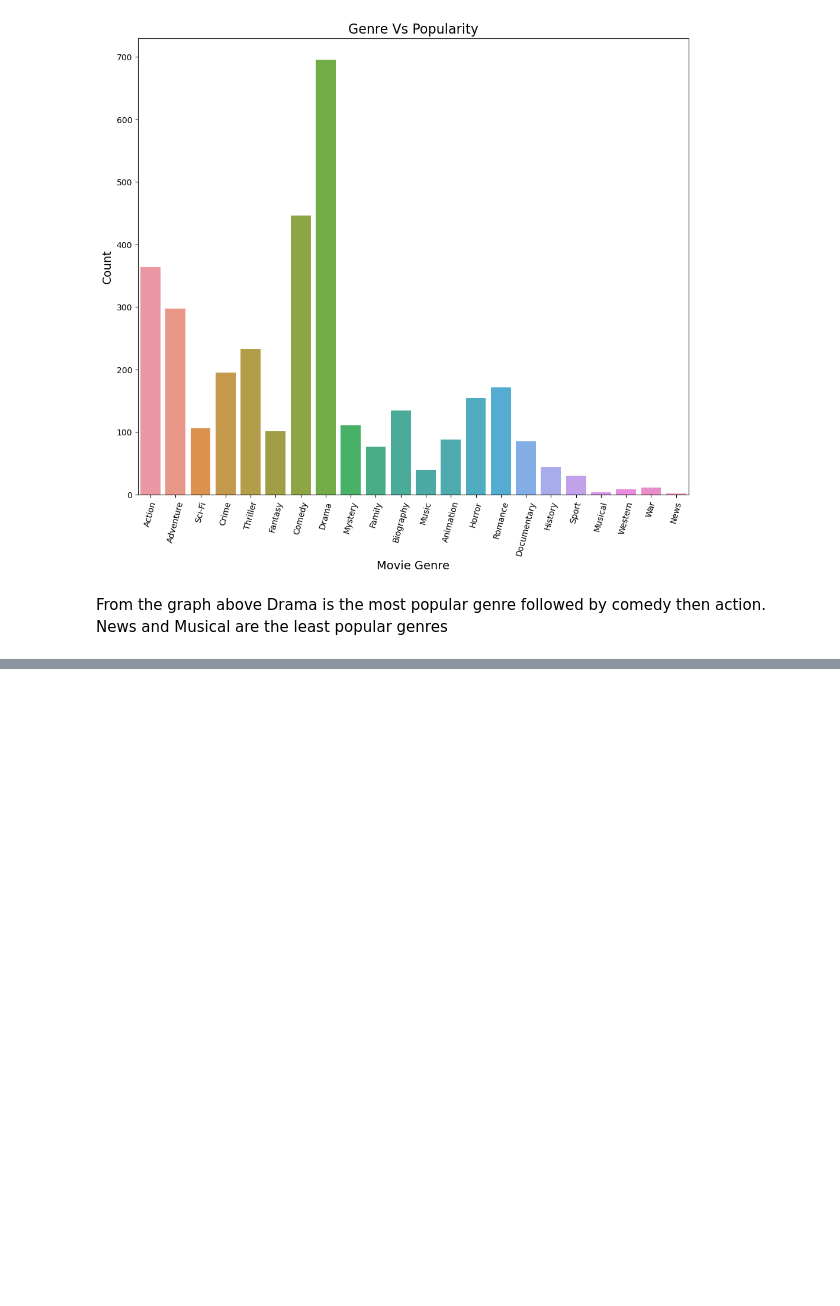
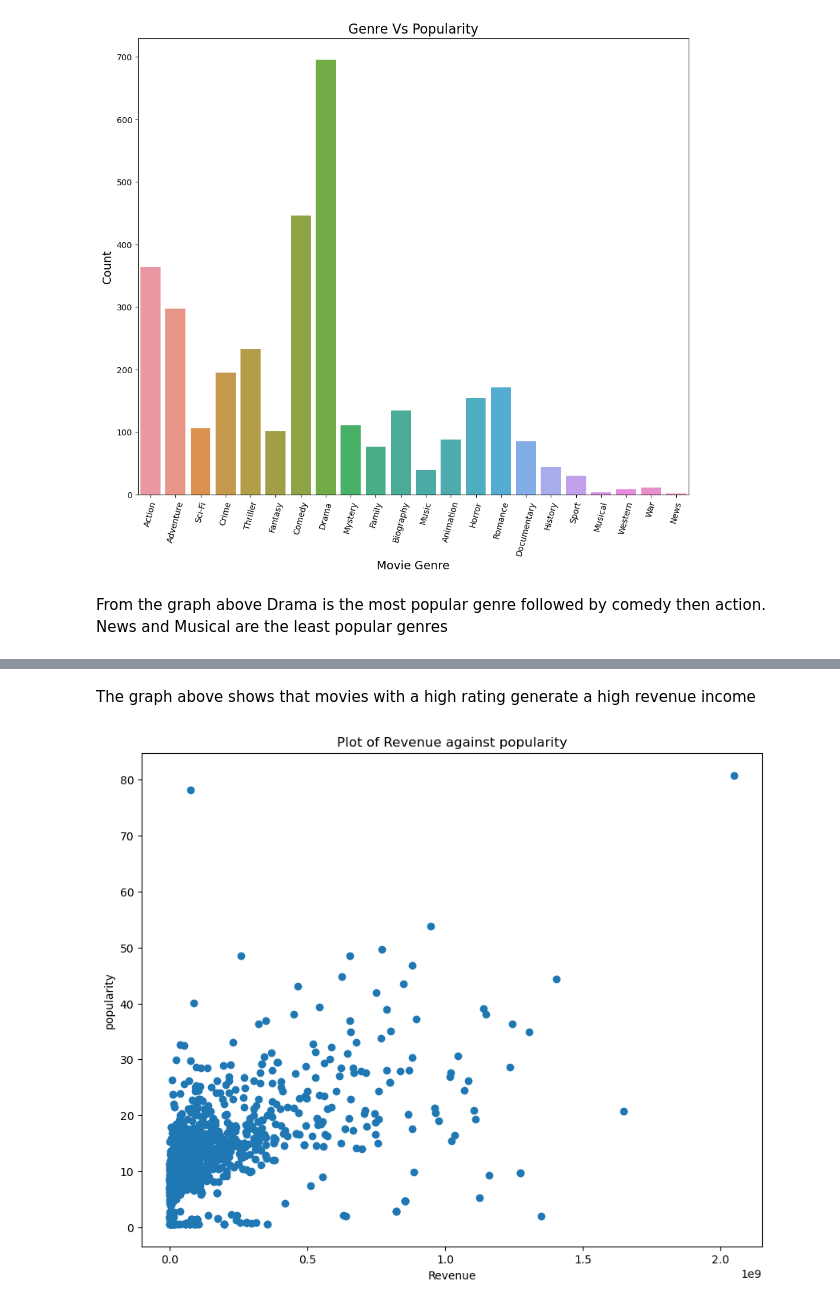
Before and after one commit to Kiptoo1960/dsc-phase-1-project-v2-4, a Jupyter notebook: student.ipynb, the cells around one changed output, grey strips where cells are left out. Cells and saved outputs as stored; diff of their text form; code cells hidden in the pictures; blank space fills up the shorter version.

```diff
--- a/student.ipynb
+++ b/student.ipynb
@@ -1068,0 +1075,12 @@ The graph shows a scatter plot of production budget against domestic and foreign
+# %% [markdown]
+The graph above shows that movies with a high rating generate a high revenue income
+# %%
+# plot a scatter plot showing a relationship between worlwide gross and popolarity
+plt.figure(figsize=(10, 8))
+plt.scatter(final_df['worldwide_gross'], final_df['popularity'])
+plt.xlabel('Revenue')
+plt.ylabel('popularity')
+plt.title('Plot of Revenue against popularity')
+plt.show()
+# %% [output]
+[figure, added]
```
Also changed, not shown: parts of 7 cells of this notebook.
